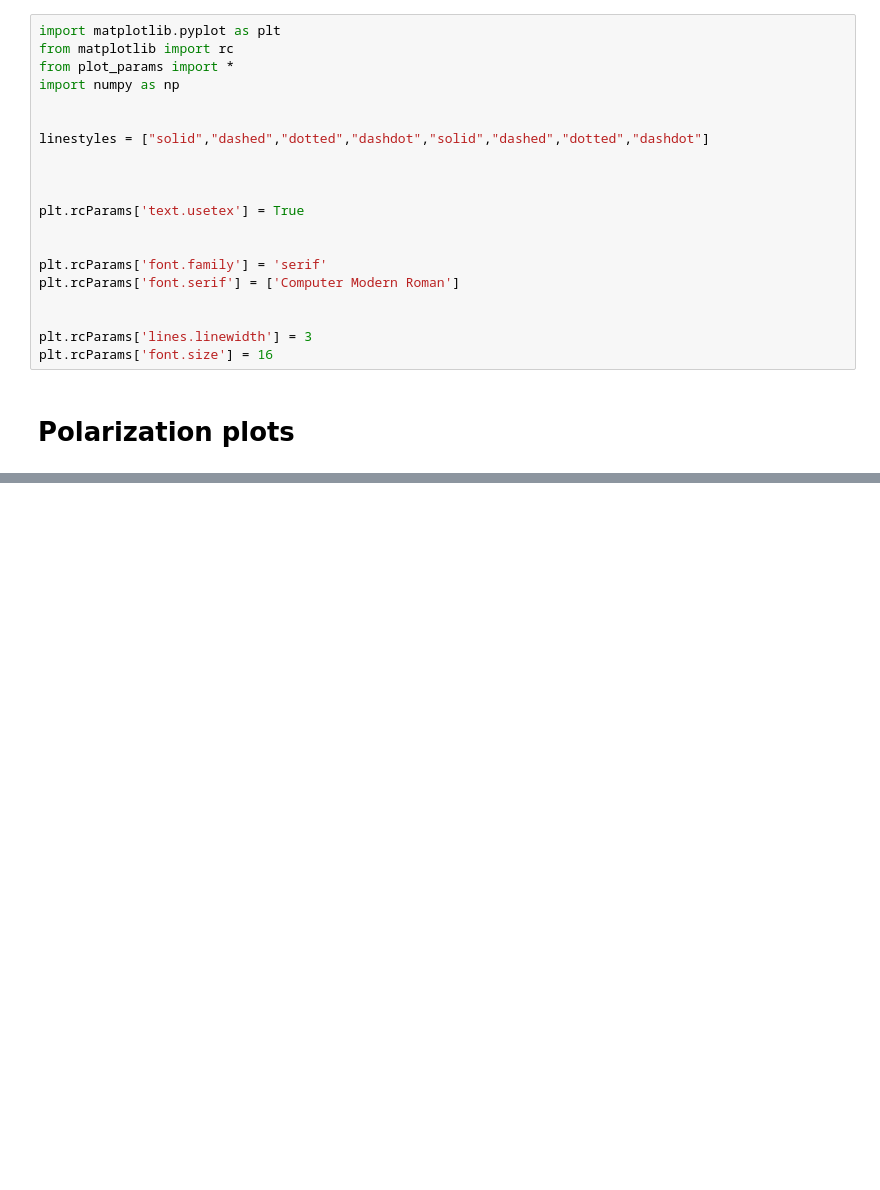
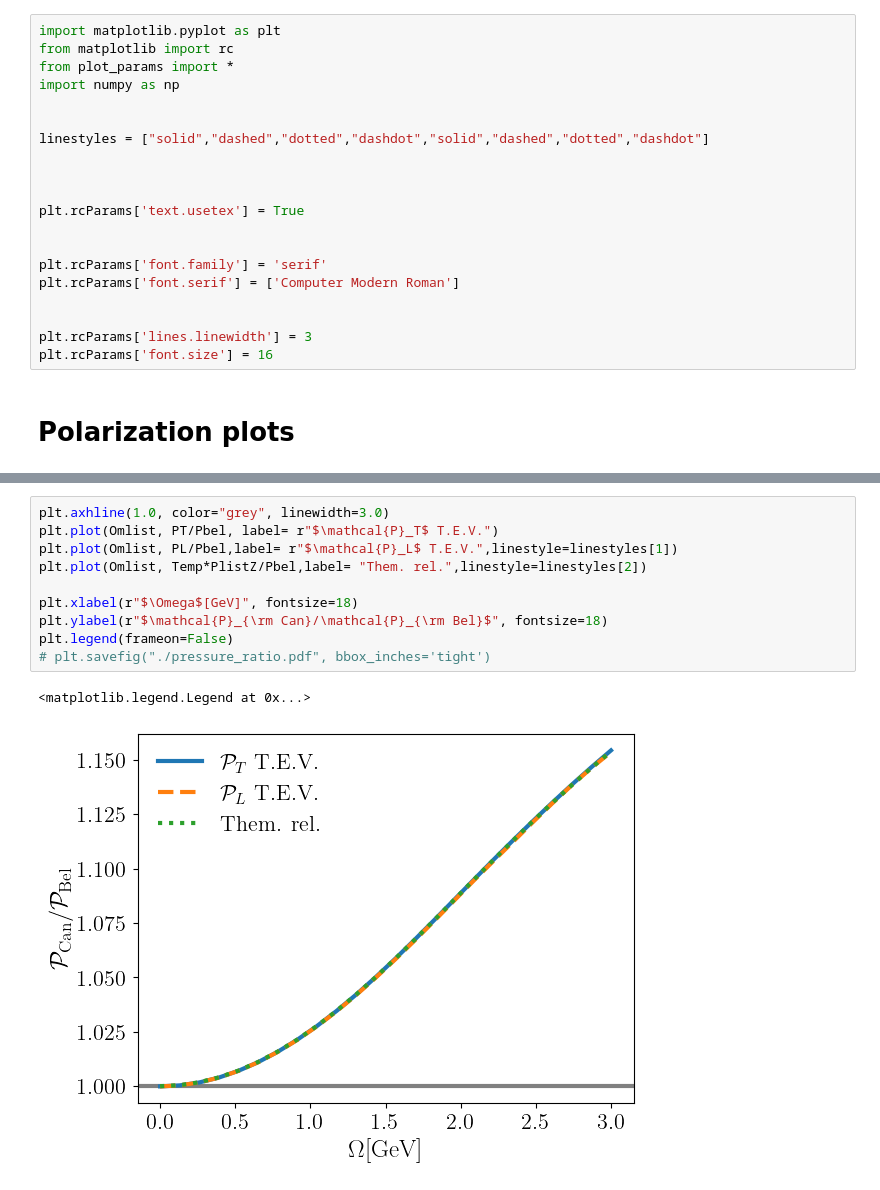
Before and after one commit to AndrePalermo/DiracFermions-in-MilneSpacetime, a Jupyter notebook: plots.ipynb, the cells around one changed output, grey strips where cells are left out. Drawn from its saved outputs; the diff is of its cells as text; blank space fills up the shorter version.

```diff
--- a/plots.ipynb
+++ b/plots.ipynb
@@ -155,0 +78,13 @@ plt.savefig("./anisotropy_factor.pdf", bbox_inches='tight')
+# %%
+plt.axhline(1.0, color="grey", linewidth=3.0)
+plt.plot(Omlist, PT/Pbel, label= r"$\mathcal{P}_T$ T.E.V.")
+plt.plot(Omlist, PL/Pbel,label= r"$\mathcal{P}_L$ T.E.V.",linestyle=linestyles[1])
+plt.plot(Omlist, Temp*PlistZ/Pbel,label= "Them. rel.",linestyle=linestyles[2])
+
+plt.xlabel(r"$\Omega$[GeV]", fontsize=18)
+plt.ylabel(r"$\mathcal{P}_{\rm Can}/\mathcal{P}_{\rm Bel}$", fontsize=18)
+plt.legend(frameon=False)
+# plt.savefig("./pressure_ratio.pdf", bbox_inches='tight')
+# %% [output]
+<matplotlib.legend.Legend at 0x...>
+[figure, added]
```
Also changed, not shown: parts of 7 cells of this notebook.
